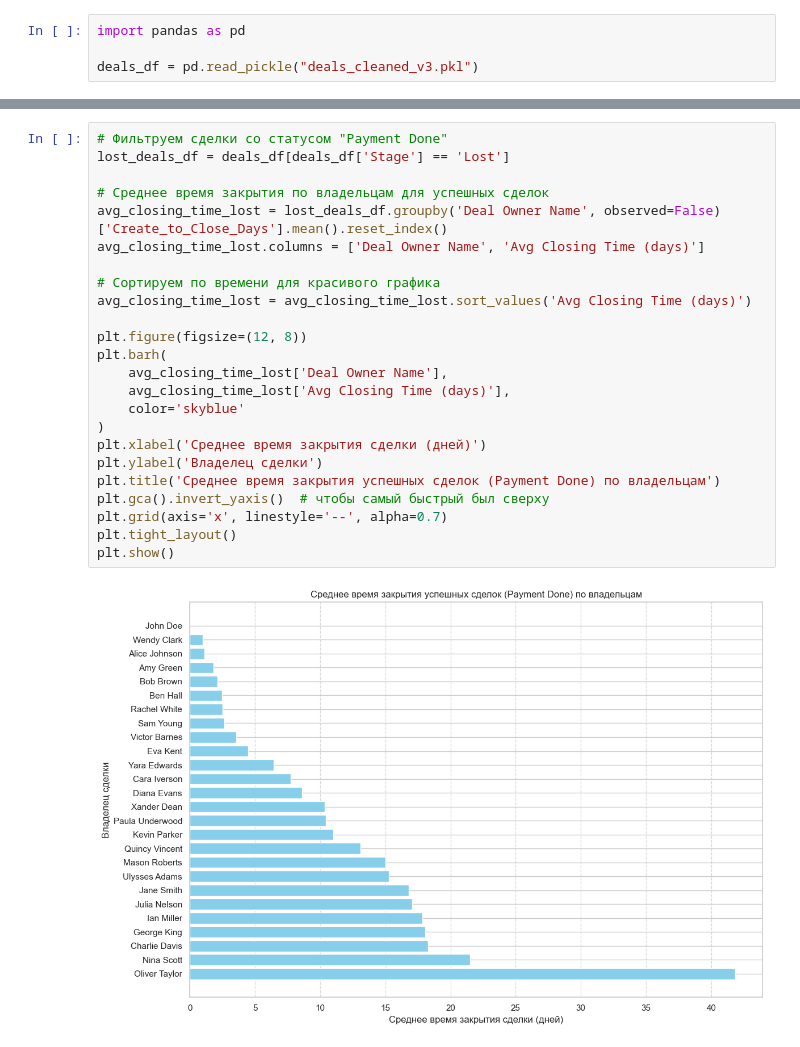
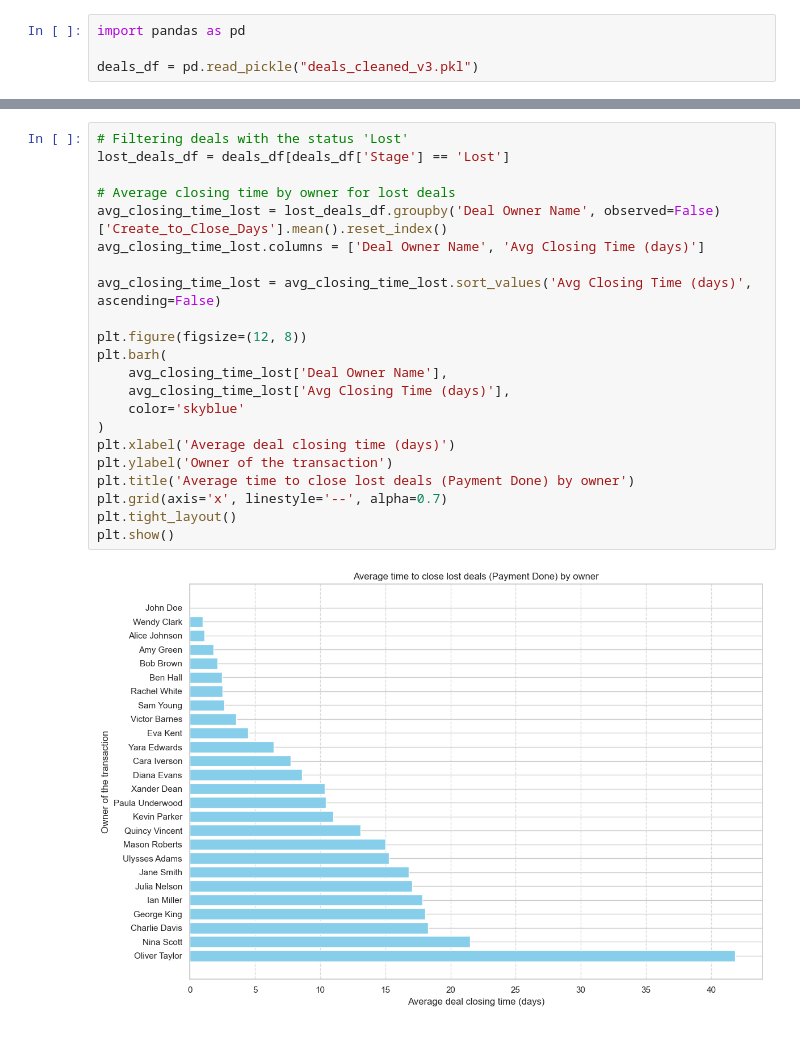
Before and after one commit to Katarina-dev/ICH, a Jupyter notebook: Python/hw/DA_PROJECT/sales_analysis.ipynb, the cells around one changed output, grey strips where cells are left out. Drawn from its saved outputs; the diff is of its cells as text.

```diff
--- a/Python/hw/DA_PROJECT/sales_analysis.ipynb
+++ b/Python/hw/DA_PROJECT/sales_analysis.ipynb
@@ -182,26 +237,24 @@ plt.show()
 # %%
-# Фильтруем сделки со статусом "Payment Done"
+# Filtering deals with the status 'Lost'
 lost_deals_df = deals_df[deals_df['Stage'] == 'Lost']
 
-# Среднее время закрытия по владельцам для успешных сделок
+# Average closing time by owner for lost deals
 avg_closing_time_lost = lost_deals_df.groupby('Deal Owner Name', observed=False)['Create_to_Close_Days'].mean().reset_index()
 avg_closing_time_lost.columns = ['Deal Owner Name', 'Avg Closing Time (days)']
 
-# Сортируем по времени для красивого графика
-avg_closing_time_lost = avg_closing_time_lost.sort_values('Avg Closing Time (days)')
+avg_closing_time_lost = avg_closing_time_lost.sort_values('Avg Closing Time (days)', ascending=False)
 
 plt.figure(figsize=(12, 8))
 plt.barh(
     avg_closing_time_lost['Deal Owner Name'],
     avg_closing_time_lost['Avg Closing Time (days)'],
     color='skyblue'
 )
-plt.xlabel('Среднее время закрытия сделки (дней)')
-plt.ylabel('Владелец сделки')
-plt.title('Среднее время закрытия успешных сделок (Payment Done) по владельцам')
-plt.gca().invert_yaxis()  # чтобы самый быстрый был сверху
+plt.xlabel('Average deal closing time (days)')
+plt.ylabel('Owner of the transaction')
+plt.title('Average time to close lost deals (Payment Done) by owner')
 plt.grid(axis='x', linestyle='--', alpha=0.7)
 plt.tight_layout()
 plt.show()
 # %% [output]
-[figure, old version]
+[figure, new version]
```
Also changed, not shown: parts of 28 cells of this notebook, 9 other files.
